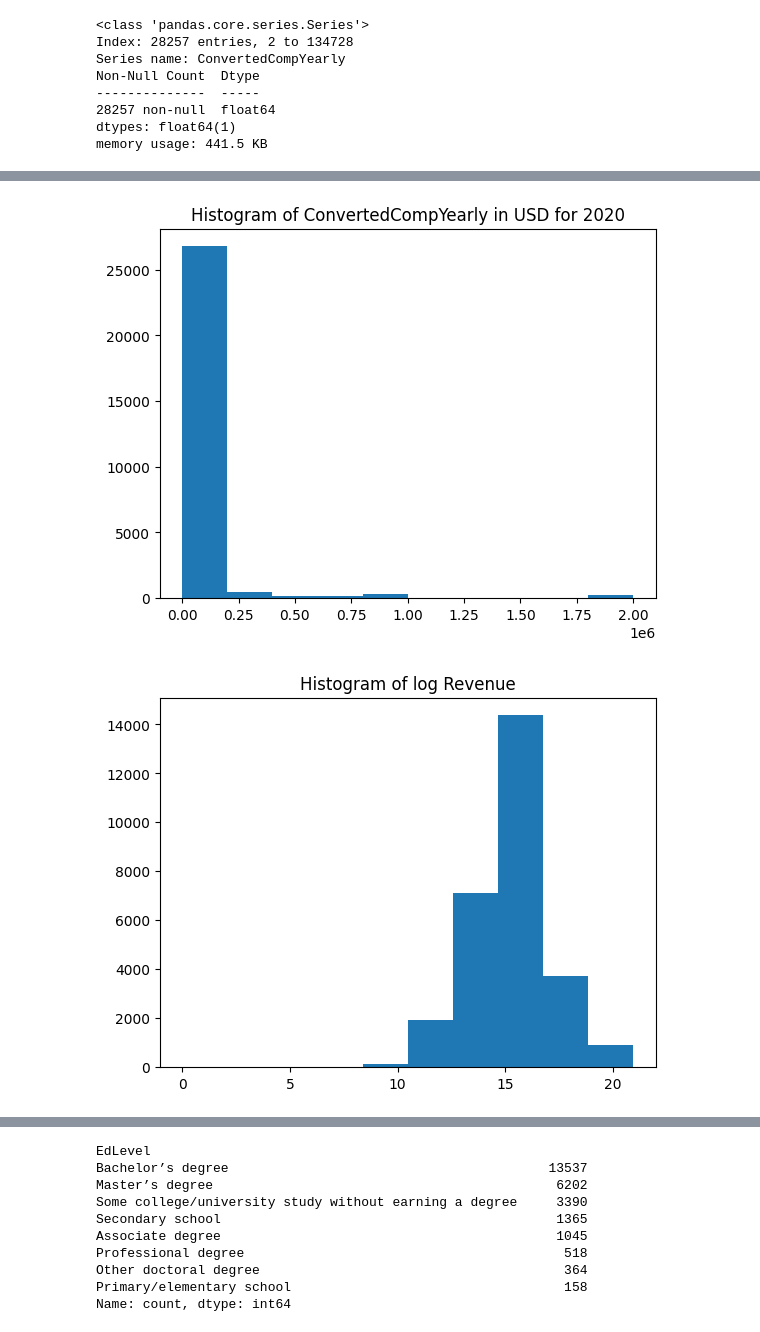
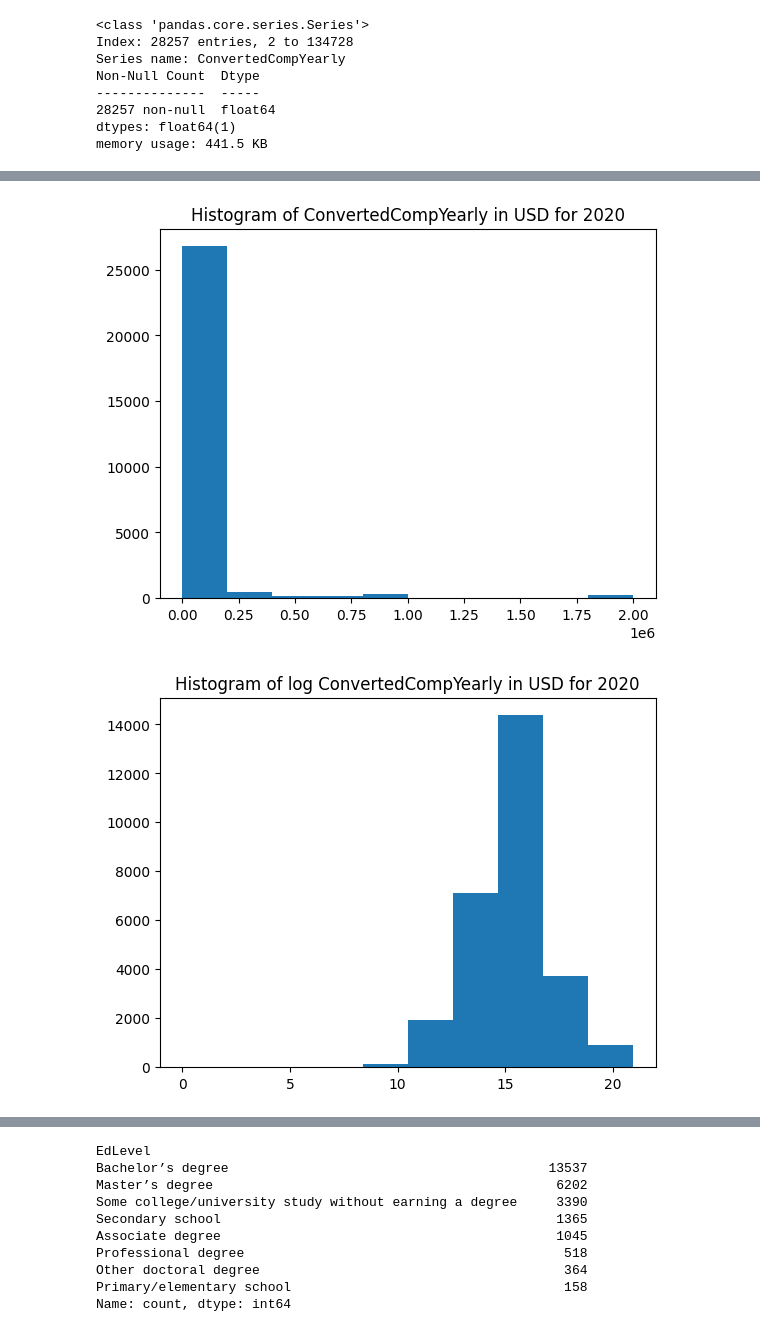
Before and after one commit to Poomon001/Framework-Trend-Model-Analysis, a Jupyter notebook: main.ipynb, the cells around one changed output, grey strips where cells are left out. Cells and saved outputs as stored; diff of their text form; code cells hidden in the pictures.

```diff
--- a/main.ipynb
+++ b/main.ipynb
@@ -466,13 +427,13 @@ plt.show()
 # %%
 # plot histogram for 2020
 plt.hist(data3["ConvertedCompYearly"])
 plt.title('Histogram of ConvertedCompYearly in USD for 2020')
 plt.show()
 
 plt.hist(np.log2(data3['ConvertedCompYearly']))
-plt.title('Histogram of log Revenue')
+plt.title('Histogram of log ConvertedCompYearly in USD for 2020')
 plt.show()
 # %% [output]
 [figure]
-[figure, old version]
+[figure, new version]
 # %% [markdown]
```
Also changed, not shown: parts of 57 cells of this notebook, 1 other file.
